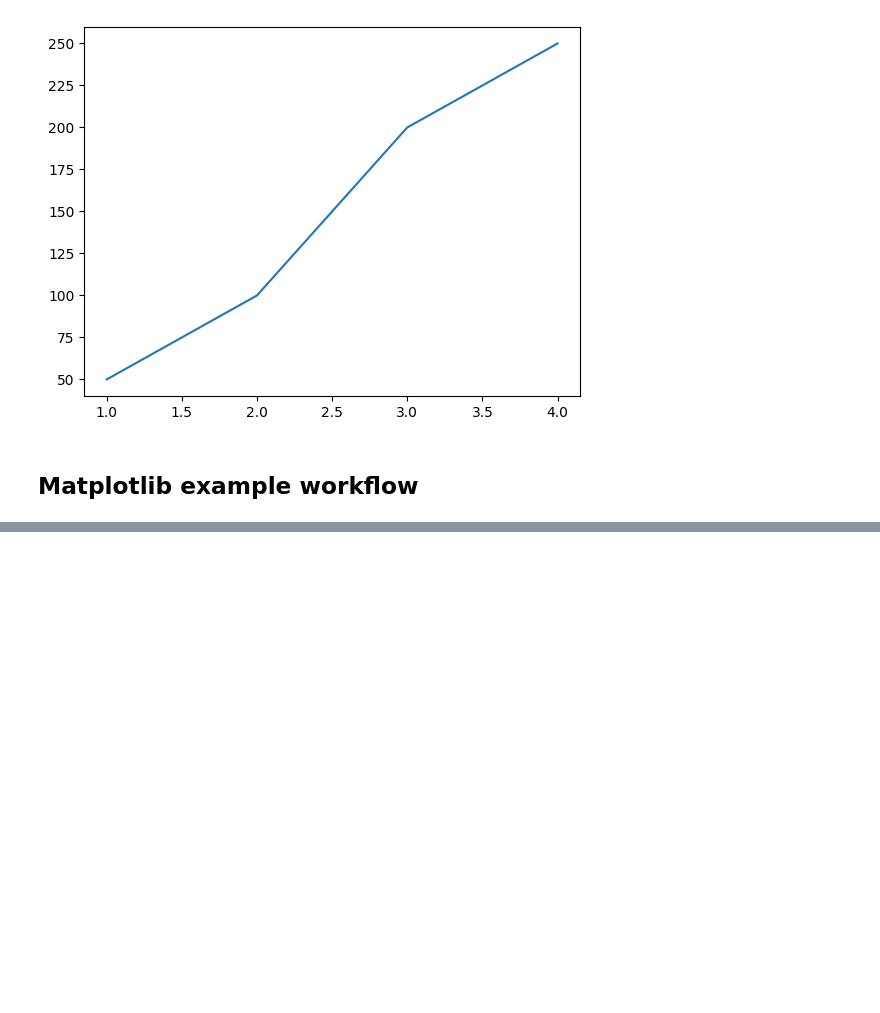
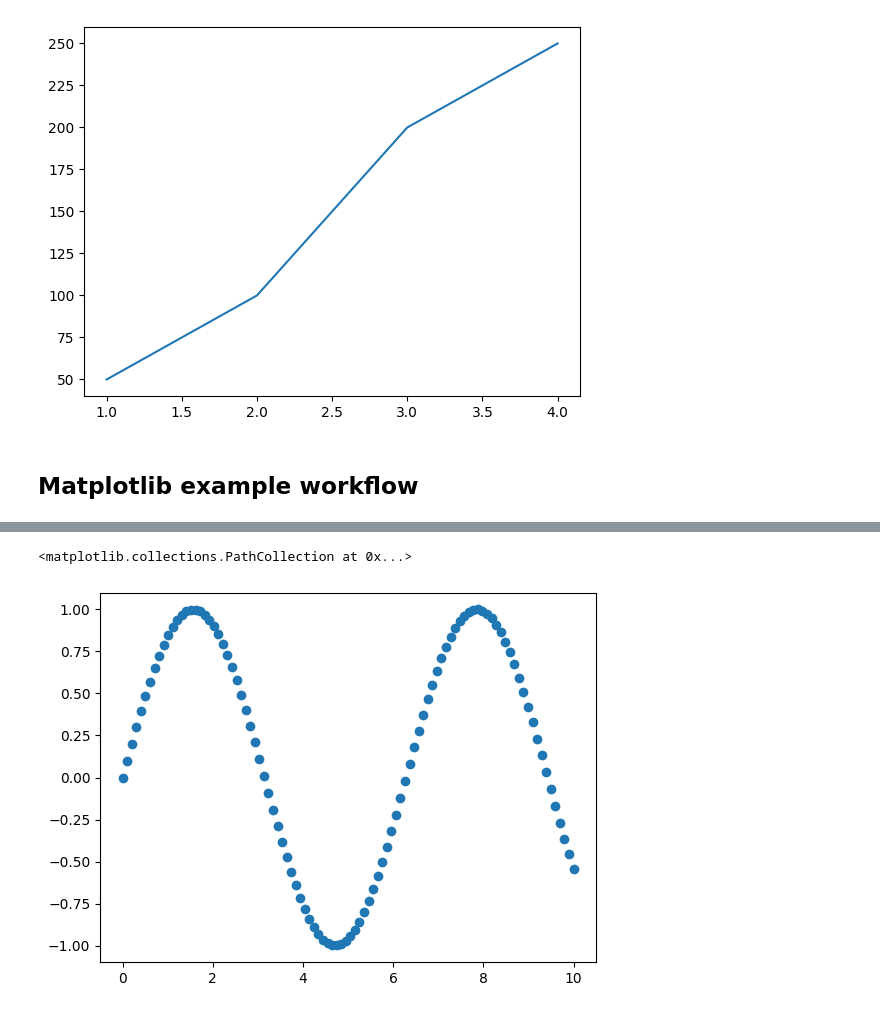
Before and after one commit to dabo22/udemy_ml, a Jupyter notebook: section 8 - visuals/intro_matplotlib.ipynb, the cells around one changed output, grey strips where cells are left out. Drawn from its saved outputs; the diff is of its cells as text; code cells hidden in the pictures; blank space fills up the shorter version.

```diff
--- a/section 8 - visuals/intro_matplotlib.ipynb
+++ b/section 8 - visuals/intro_matplotlib.ipynb
@@ -36,0 +61,6 @@ fig.savefig("plot.png")
+# %%
+fig, ax = plt.subplots()
+ax.scatter(x, np.sin(x))
+# %% [output]
+<matplotlib.collections.PathCollection at 0x...>
+[figure, added]
```
Also changed, not shown: parts of 27 cells of this notebook, 3 other files.
